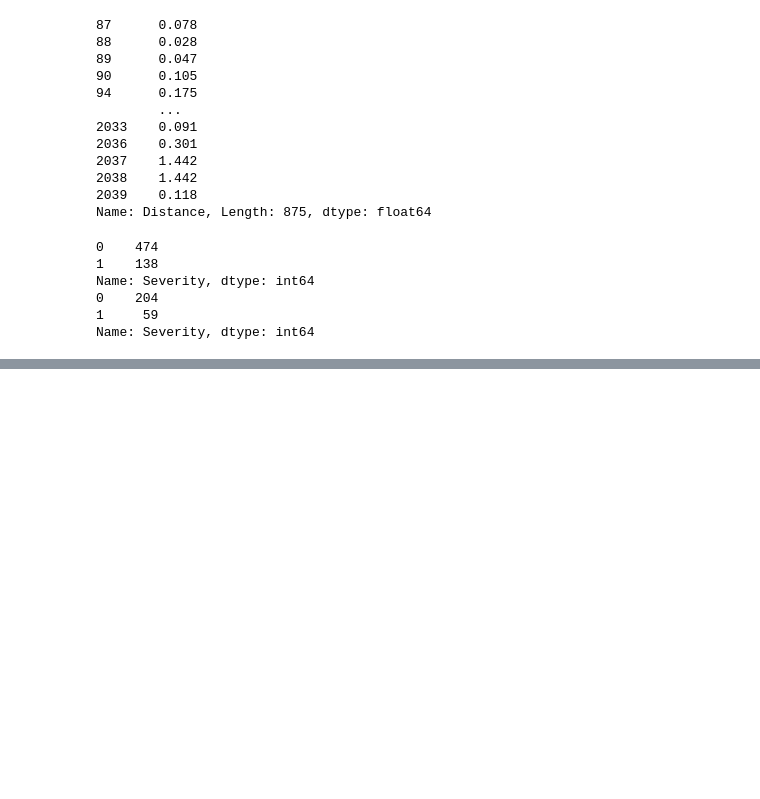
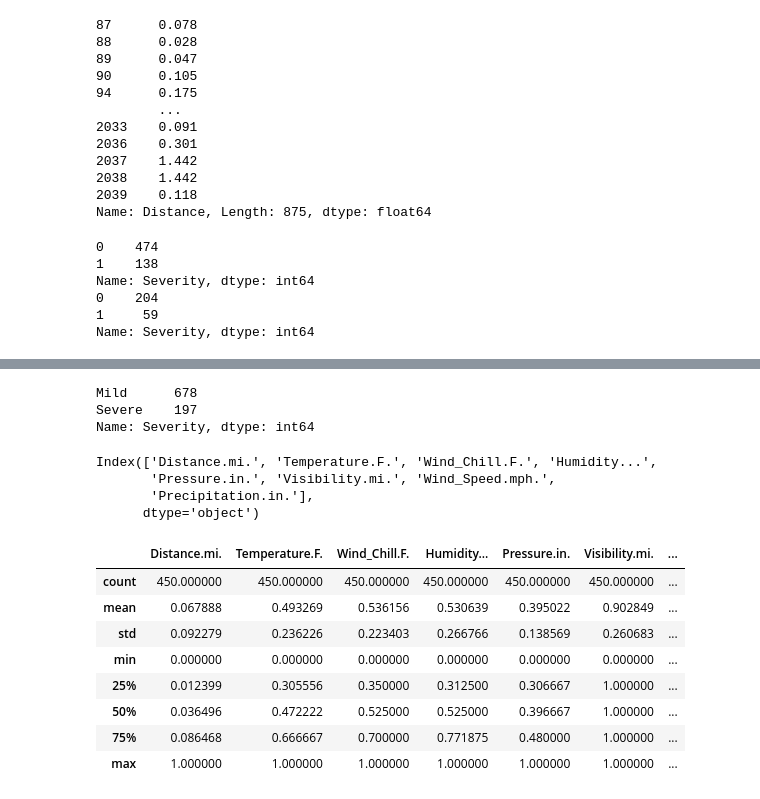
Before and after one commit to SamV250/DS4002Week2, a Jupyter notebook: DSP2RF.ipynb, the cells around one changed output, grey strips where cells are left out. Saved outputs shown, nothing was run; the diff lists cells and outputs as text; code cells hidden in the pictures; blank space fills up the shorter version.

```diff
--- a/DSP2RF.ipynb
+++ b/DSP2RF.ipynb
@@ -384,0 +446,57 @@ Weather_Condition_Heavy Rain                 0.000000
+# %%
+#### Make variables categorical
+accidentsKnn['Side'] = accidentsKnn['Side'].astype("category")
+
+accidentsKnn['Wind_Direction'] = accidentsKnn['Wind_Direction'].astype("category")
+
+accidentsKnn['Weather_Condition'] = accidentsKnn['Weather_Condition'].astype("category")
+
+accidentsKnn['Crossing'] = accidentsKnn['Crossing'].astype("category")
+
+accidentsKnn['Junction'] = accidentsKnn['Junction'].astype("category")
+
+accidentsKnn['Traffic_Signal'] = accidentsKnn['Traffic_Signal'].astype("category")
+
+accidentsKnn['Sunrise_Sunset'] = accidentsKnn['Sunrise_Sunset'].astype("category")
+
+accidentsKnn['Civil_Twilight'] = accidentsKnn['Civil_Twilight'].astype("category")
+
+accidentsKnn['Nautical_Twilight'] = accidentsKnn['Nautical_Twilight'].astype("category")
+
+accidentsKnn['Astronomical_Twilight'] = accidentsKnn['Astronomical_Twilight'].astype("category")
+# %%
+Severe = [3,4]
+accidentsKnn.Severity = accidentsKnn.Severity.apply(lambda x: "Severe" if x in Severe else "Mild")
+print(accidentsKnn.Severity.value_counts())
+accidentsKnn['Severity'] = accidentsKnn['Severity'].astype("category")
+# %% [output]
+Mild      678
+Severe    197
+Name: Severity, dtype: int64
+# %%
+# now, we normalize the numeric variables
+numeric_cols = accidentsKnn.select_dtypes(include=['int64', 'float64']).columns
+print(numeric_cols)
+# %% [output]
+Index(['Distance.mi.', 'Temperature.F.', 'Wind_Chill.F.', 'Humidity...',
+       'Pressure.in.', 'Visibility.mi.', 'Wind_Speed.mph.',
+       'Precipitation.in.'],
+      dtype='object')
+# %%
+from sklearn import preprocessing
+scaler = preprocessing.MinMaxScaler()
+d = scaler.fit_transform(accidentsKnn[numeric_cols])   # conduct data transformation
+scaled_df = pd.DataFrame(d, columns=numeric_cols)   # convert back to pd df; transformation converts to array
+accidentsKnn[numeric_cols] = scaled_df   # put data back into the main df
+# %%
+accidentsKnn.describe()   # as we can see, the data is now normalized!
+# %% [output]
+|  | Distance.mi. | Temperature.F. | Wind_Chill.F. | Humidity... | Pressure.in. | Visibility.mi. | ... |
+| count | 450.000000 | 450.000000 | 450.000000 | 450.000000 | 450.000000 | 450.000000 | ... |
+| mean | 0.067888 | 0.493269 | 0.536156 | 0.530639 | 0.395022 | 0.902849 | ... |
+| std | 0.092279 | 0.236226 | 0.223403 | 0.266766 | 0.138569 | 0.260683 | ... |
+| min | 0.000000 | 0.000000 | 0.000000 | 0.000000 | 0.000000 | 0.000000 | ... |
+| 25% | 0.012399 | 0.305556 | 0.350000 | 0.312500 | 0.306667 | 1.000000 | ... |
+| 50% | 0.036496 | 0.472222 | 0.525000 | 0.525000 | 0.396667 | 1.000000 | ... |
+| 75% | 0.086468 | 0.666667 | 0.700000 | 0.771875 | 0.480000 | 1.000000 | ... |
+| max | 1.000000 | 1.000000 | 1.000000 | 1.000000 | 1.000000 | 1.000000 | ... |
```
Also changed, not shown: parts of 31 cells of this notebook.
